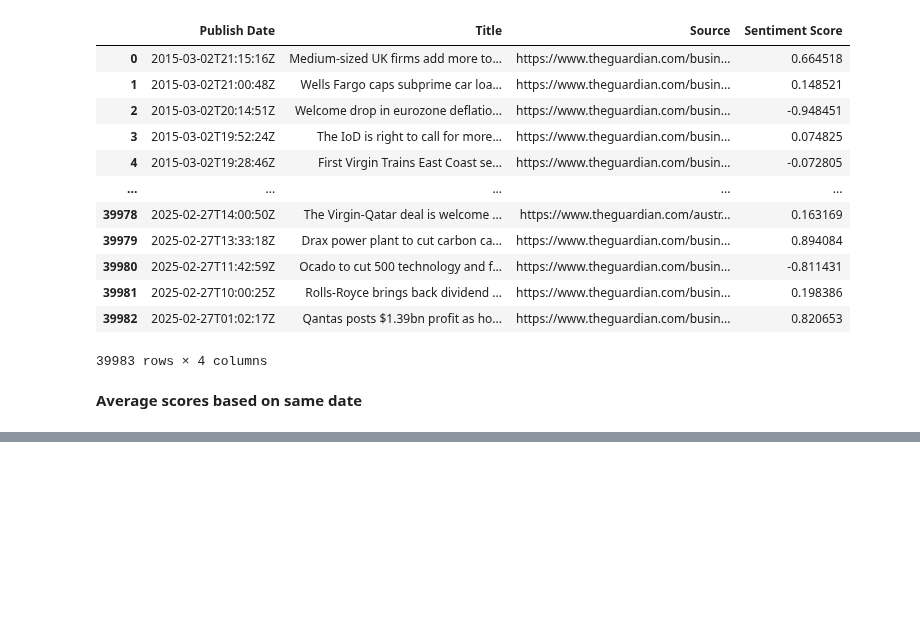
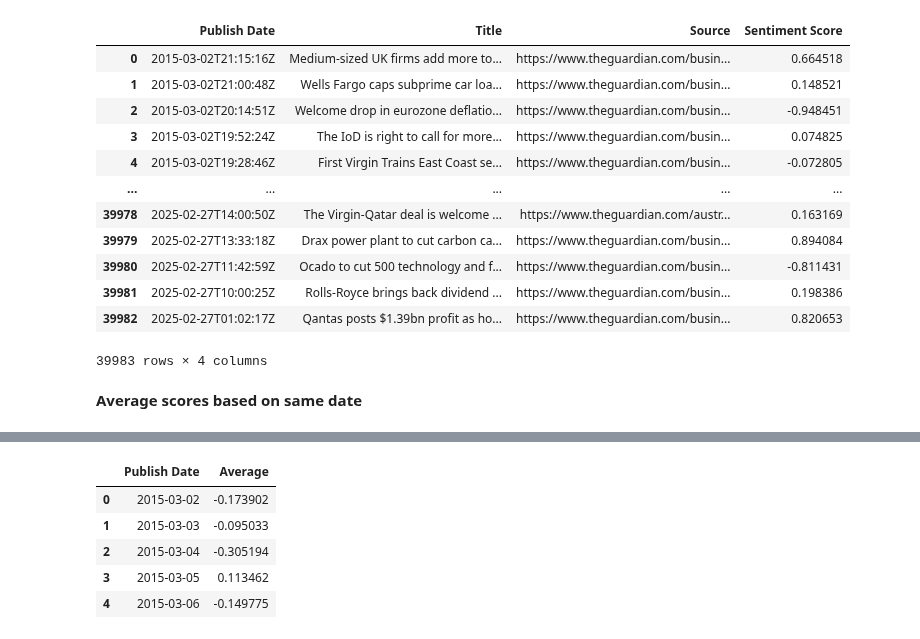
Before and after one commit to MRR20/major_project, a Jupyter notebook: news_data.ipynb, the cells around one changed output, grey strips where cells are left out. Cells and saved outputs as stored; diff of their text form; code cells hidden in the pictures; blank space fills up the shorter version.

```diff
--- a/news_data.ipynb
+++ b/news_data.ipynb
@@ -207,0 +220,10 @@ news.to_csv("news_data.csv", index=False)
+# %%
+df_sentiment_avg = df.groupby("Publish Date", as_index=False).agg(Average=("Sentiment Score", "mean"))
+df_sentiment_avg.head()
+# %% [output]
+|  | Publish Date | Average |
+| 0 | 2015-03-02 | -0.173902 |
+| 1 | 2015-03-03 | -0.095033 |
+| 2 | 2015-03-04 | -0.305194 |
+| 3 | 2015-03-05 | 0.113462 |
+| 4 | 2015-03-06 | -0.149775 |
```
Also changed, not shown: parts of 4 cells of this notebook, 2 other files.
